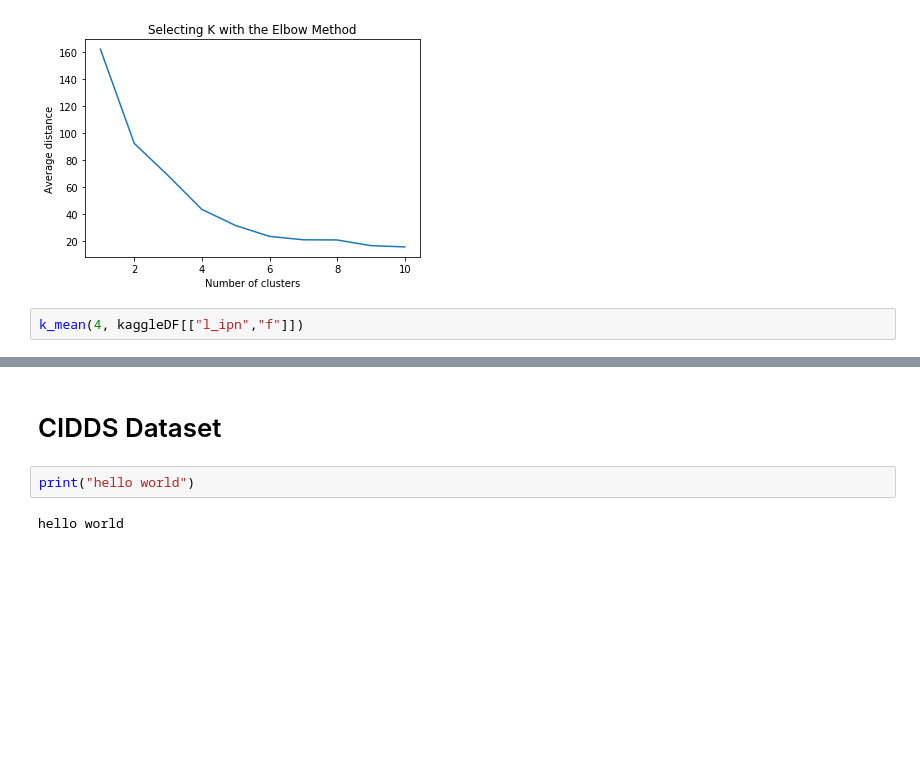
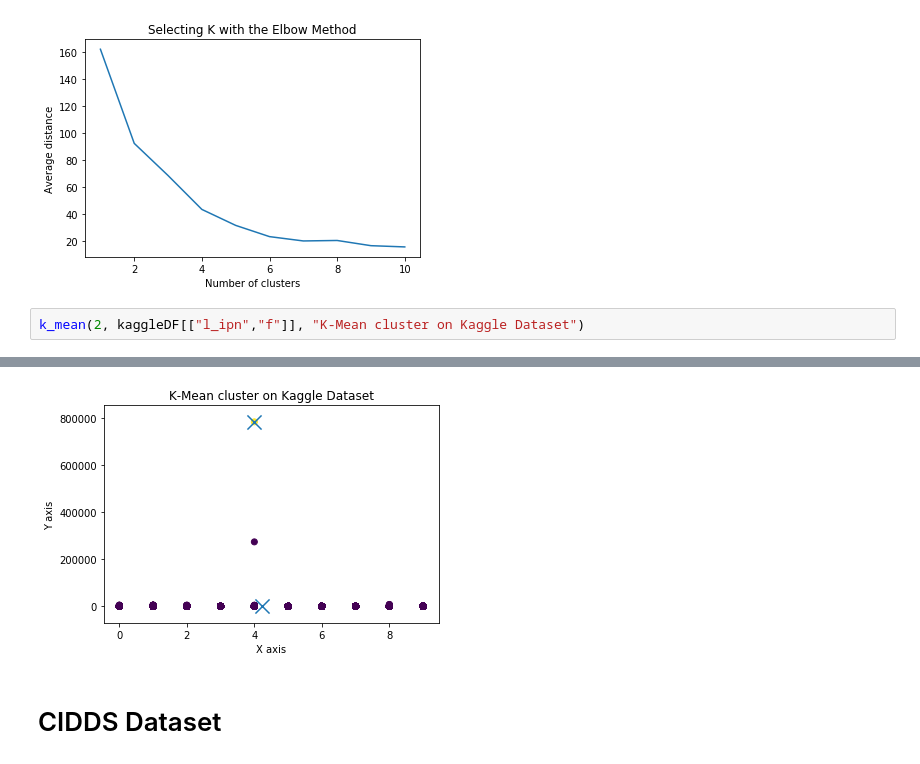
Before and after one commit to BaiKongQue/CSCI-191T_Security_Group, a Jupyter notebook: Security Group Project.ipynb, the cells around one changed output, grey strips where cells are left out. Cells and saved outputs as stored; diff of their text form; blank space fills up the shorter version.

```diff
--- a/Security Group Project.ipynb
+++ b/Security Group Project.ipynb
@@ -131,5 +124,5 @@ find_k_graph(10, kaggleDF[["l_ipn","f"]])
 # %% [output]
 [figure]
 # %%
-k_mean(4, kaggleDF[["l_ipn","f"]])
+k_mean(2, kaggleDF[["l_ipn","f"]], "K-Mean cluster on Kaggle Dataset")
 # %% [output]
@@ -138,6 +129,3 @@ k_mean(4, kaggleDF[["l_ipn","f"]])
+[figure, added]
 # %% [markdown]
 # CIDDS Dataset
-# %%
-print("hello world")
-# %% [output]
-hello world
```
Also changed, not shown: parts of 14 cells of this notebook.
